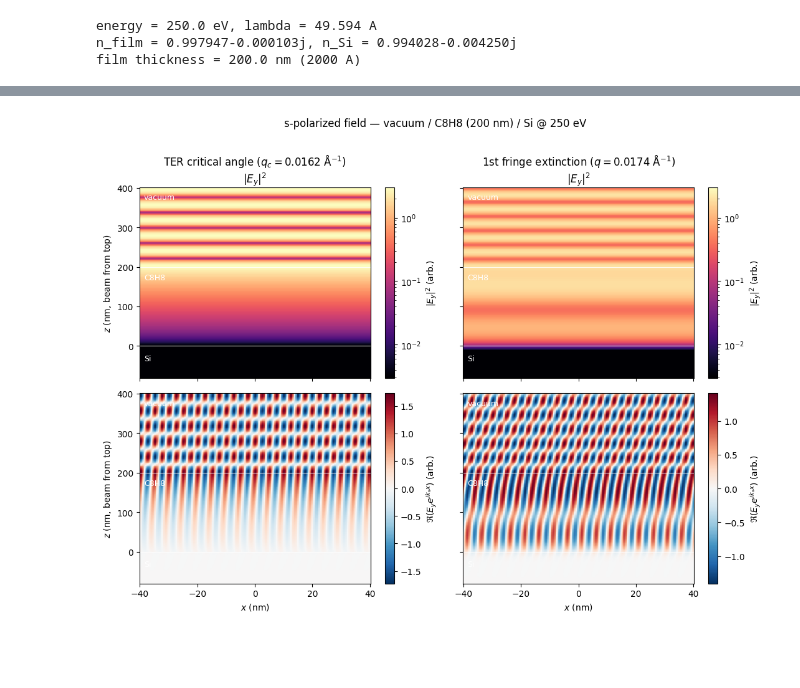
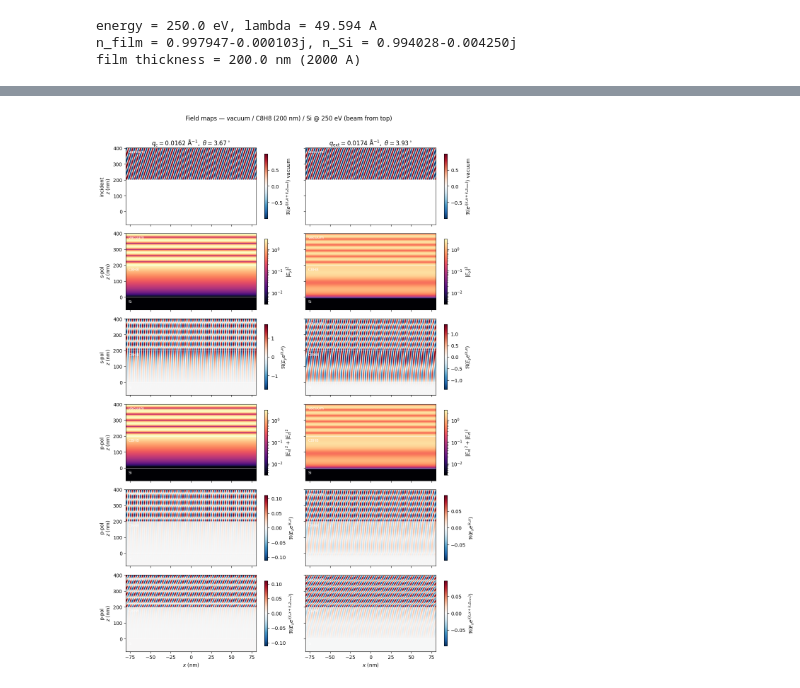
Before and after one commit to ALS-RSOXS/refloxide, a Jupyter notebook: examples/test_structures.ipynb, the cells around one changed output, grey strips where cells are left out. Cells and saved outputs as stored; diff of their text form; code cells hidden in the pictures; blank space fills up the shorter version.

```diff
--- a/examples/test_structures.ipynb
+++ b/examples/test_structures.ipynb
@@ -209,26 +323,28 @@ def first_fringe_extinction_q(
     idx = int(minima[0])
     return float(q_above[idx]), float(r_above[idx])
 # %%
-q_scan = np.linspace(0.0005, 0.06, 6000)
+q_scan = np.linspace(0.0005, 0.2, 6000)
 refl_tjf, *_ = uniaxial_reflectivity(q_scan, slabs, tensor, ENERGY_EV)
 R_ss_tjf = refl_tjf[:, 0, 0]
+R_pp_tjf = refl_tjf[:, 1, 1]
 
 q_c = critical_q(n_film)
 q_ext, r_ext = first_fringe_extinction_q(q_scan, R_ss_tjf, q_c)
 
 idx_c = int(np.argmin(np.abs(q_scan - q_c)))
-print(f"q_c = {q_c:.6f} A^-1  (theta = {np.degrees(np.arcsin(q_c / (2 * k0))):.3f} deg from normal)")
-print(f"R_ss(q_c) = {R_ss_tjf[idx_c]:.4f}")
+print(f"q_c = {q_c:.6f} A^-1, theta = {theta_from_normal_deg(q_c):.3f} deg from normal")
+print(f"R_ss(q_c) = {R_ss_tjf[idx_c]:.4f}, R_pp(q_c) = {R_pp_tjf[idx_c]:.4f}")
 print(f"first fringe extinction: q = {q_ext:.6f} A^-1, R_ss = {r_ext:.3e}")
+print(f"  theta at extinction = {theta_from_normal_deg(q_ext):.3f} deg")
 
 fig, ax = plt.subplots(figsize=(7, 3.5))
-ax.semilogy(q_scan, R_ss_tjf, label=r"$R_{ss}$ (tjf4x4)")
-ax.axvline(q_c, color="C1", ls="--", label=rf"$q_c = {q_c:.4f}$")
-ax.axvline(q_ext, color="C2", ls=":", label=rf"$q_{{ext,1}} = {q_ext:.4f}$")
+ax.semilogy(q_scan, R_ss_tjf, label=r"$R_{ss}$")
+ax.semilogy(q_scan, R_pp_tjf, label=r"$R_{pp}$", ls="--")
+ax.axvline(q_c, color="C1", ls=":", label=rf"$q_c$")
+ax.axvline(q_ext, color="C2", ls=":", label=rf"$q_{{ext,1}}$")
 ax.set_xlabel(r"$q$ (Å$^{-1}$)")
-ax.set_ylabel(r"$R_{ss}$")
-ax.set_title("Reflectivity scan — vacuum / C8H8 (200 nm) / Si @ 250 eV")
+ax.set_ylabel(r"$R$")
+ax.set_title("Reflectivity — vacuum / C8H8 (200 nm) / Si @ 250 eV")
 ax.legend(loc="upper right")
 fig.tight_layout()
-fig
 # %% [output]
@@ -240,57 +356,58 @@ first fringe extinction: q = 0.017351 A^-1, R_ss = 1.651e-01
 # %%
-x_nm = np.linspace(-40.0, 40.0, 240)
+x_nm = np.linspace(-80.0, 80.0, 320)
 z_nm = np.linspace(-80.0, 400.0, 360)
 x_a = x_nm * 10.0
 z_lab_a = z_nm * 10.0
 
 conditions = {
-    rf"TER critical angle ($q_c = {q_c:.4f}$ Å$^{{-1}}$)": q_c,
-    rf"1st fringe extinction ($q = {q_ext:.4f}$ Å$^{{-1}}$)": q_ext,
+    rf"$q_c = {q_c:.4f}\ \mathrm{{\AA}}^{{-1}},\ \theta={theta_from_normal_deg(q_c):.2f}^\circ$": q_c,
+    rf"$q_{{\mathrm{{ext}}}} = {q_ext:.4f}\ \mathrm{{\AA}}^{{-1}},\ \theta={theta_from_normal_deg(q_ext):.2f}^\circ$": q_ext,
 }
 
-maps = {
-    label: s_field_maps(q_val, x_a, z_lab_a)
-    for label, q_val in conditions.items()
+s_maps = {label: s_field_maps(q_val, x_a, z_lab_a) for label, q_val in conditions.items()}
+p_maps = {label: p_field_maps(q_val, x_a, z_lab_a) for label, q_val in conditions.items()}
+ref_maps = {
+    label: incident_phase_map_lab(q_val, x_a, z_lab_a) for label, q_val in conditions.items()
 }
 
-vmax = max(u.max() for u, _ in maps.values())
-fig, axes = plt.subplots(2, 2, figsize=(11, 8.0), sharex=True, sharey=True)
+vmax_s = max(u.max() for u, _ in s_maps.values())
+vmax_p = max(u.max() for u, _, _ in p_maps.values())
 
-for col, (label, (u, re_e)) in enumerate(maps.items()):
-    for row, (data, title_suffix, cmap, norm) in enumerate(
-        [
-            (u, r"$|E_y|^2$", "magma", LogNorm(vmin=max(vmax * 1e-3, 1e-4), vmax=vmax)),
-            (re_e, r"$\Re(E_y e^{ik_x x})$", "RdBu_r", None),
-        ]
-    ):
-        ax = axes[row, col]
-        im = ax.pcolormesh(
-            x_nm,
-            z_nm,
-            data,
-            shading="auto",
-            cmap=cmap,
-            norm=norm,
-        )
+rows = [
+    ("ref", r"$\Re(e^{i(k_x x + k_z z_\mathrm{tmm})})$ vacuum", "RdBu_r", lambda _m, label: (ref_maps[label], None)),
+    ("s", r"$|E_y|^2$", "magma", lambda m, label: (m[label][0], LogNorm(vmin=max(vmax_s * 1e-3, 1e-4), vmax=vmax_s))),
+    ("s", r"$\Re(E_y e^{ik_x x})$", "RdBu_r", lambda m, label: (m[label][1], None)),
+    ("p", r"$|E_x|^2+|E_z|^2$", "magma", lambda m, label: (m[label][0], LogNorm(vmin=max(vmax_p * 1e-3, 1e-4), vmax=vmax_p))),
+    ("p", r"$\Re(E_x e^{ik_x x})$", "RdBu_r", lambda m, label: (m[label][1], None)),
+    ("p", r"$\Re(E_x e^{i(k_x x + k_z z_\mathrm{tmm})})$", "RdBu_r", lambda m, label: (m[label][2], None)),
+]
+
+fig, axes = plt.subplots(len(rows), 2, figsize=(11, 2.6 * len(rows)), sharex=True, sharey=True)
+labels = list(conditions.keys())
+
+for row_idx, (pol, ylabel, cmap, getter) in enumerate(rows):
+    maps = s_maps if pol == "s" else (p_maps if pol == "p" else None)
+    for col_idx, label in enumerate(labels):
+        ax = axes[row_idx, col_idx]
+        data, norm = getter(maps, label)
+        im = ax.pcolormesh(x_nm, z_nm, data, shading="auto", cmap=cmap, norm=norm)
         ax.axhline(0.0, color="w", lw=0.8, alpha=0.8)
         ax.axhline(FILM_NM, color="w", lw=0.8, alpha=0.8)
-        ax.text(0.02, 0.97, "vacuum", transform=ax.transAxes, va="top", color="w", fontsize=9)
-        ax.text(0.02, 0.55, "C8H8", transform=ax.transAxes, va="top", color="w", fontsize=9)
-        ax.text(0.02, 0.08, "Si", transform=ax.transAxes, va="bottom", color="w", fontsize=9)
-        if row == 0:
-            ax.set_title(f"{label}\n{title_suffix}")
-        fig.colorbar(im, ax=ax, label=f"{title_suffix} (arb.)")
+        ax.text(0.02, 0.97, "vacuum", transform=ax.transAxes, va="top", color="w", fontsize=8)
+        ax.text(0.02, 0.55, "C8H8", transform=ax.transAxes, va="top", color="w", fontsize=8)
+        ax.text(0.02, 0.08, "Si", transform=ax.transAxes, va="bottom", color="w", fontsize=8)
+        if row_idx == 0:
+            ax.set_title(label)
+        if col_idx == 0:
+            row_label = "incident" if pol == "ref" else f"{pol}-pol"
+            ax.set_ylabel(f"{row_label}\n$z$ (nm)")
+        fig.colorbar(im, ax=ax, label=ylabel, shrink=0.85)
 
-axes[0, 0].set_ylabel(r"$z$ (nm, beam from top)")
-axes[1, 0].set_ylabel(r"$z$ (nm, beam from top)")
-for ax in axes[1, :]:
+for ax in axes[-1, :]:
     ax.set_xlabel(r"$x$ (nm)")
 
-fig.suptitle(
-    "s-polarized field — vacuum / C8H8 (200 nm) / Si @ 250 eV",
-    y=1.01,
-)
+fig.suptitle("Field maps — vacuum / C8H8 (200 nm) / Si @ 250 eV (beam from top)", y=1.01)
 fig.tight_layout()
 plt.show()
 # %% [output]
-[figure, old version]
+[figure, new version]
```
Also changed, not shown: parts of 3 cells of this notebook, 16 other files.
